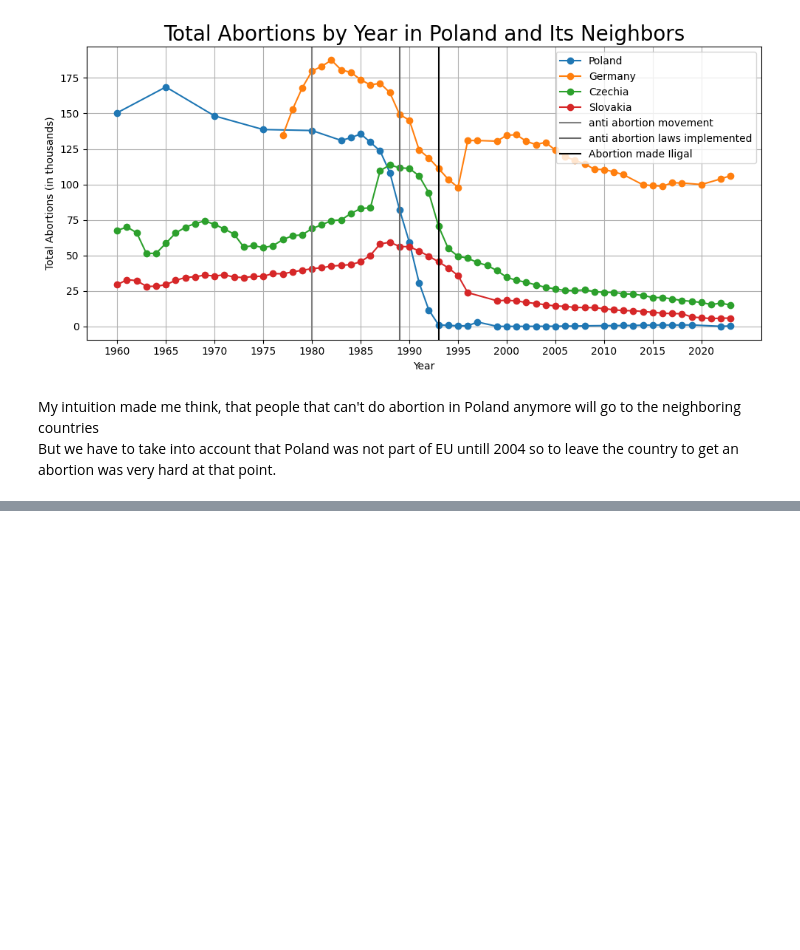
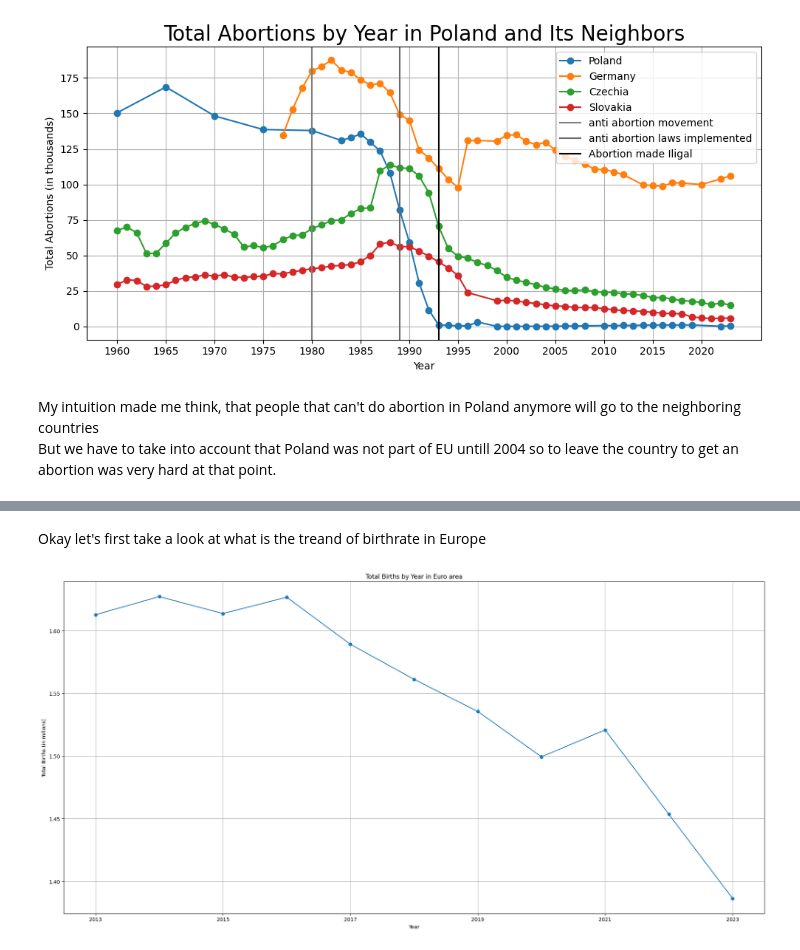
Before and after one commit to TudorMurariu/StudyCase-Abortions-in-EU-and-RO, a Jupyter notebook: study.ipynb, the cells around one changed output, grey strips where cells are left out. Cells and saved outputs as stored; diff of their text form; code cells hidden in the pictures; blank space fills up the shorter version.

Commit message:
Added a small study on births as well

```diff
--- a/study.ipynb
+++ b/study.ipynb
@@ -529,0 +547,18 @@ But we have to take into account that Poland was not part of EU untill 2004 so t
+# %% [markdown]
+Okay let's first take a look at what is the treand of birthrate in Europe
+# %%
+euro_area = eu_births[eu_births['geo'] == 'Euro area – 20 countries (from 2023)']
+
+plt.figure(figsize=(20, 10))
+plt.title('Total Births by Year in Euro area')
+plt.xlabel('Year')
+plt.ylabel('Total Births (in milions)')
+plt.plot(euro_area.TIME_PERIOD, euro_area['OBS_VALUE']/ 1_000_000, marker='o')
+plt.tight_layout()
+plt.grid(True)
+
+years = euro_area['TIME_PERIOD']
+plt.xticks(np.arange(years.min(), years.max() + 1, 2))
+plt.show()
+# %% [output]
+[figure, added]
```
Also changed, not shown: parts of 19 cells of this notebook.
